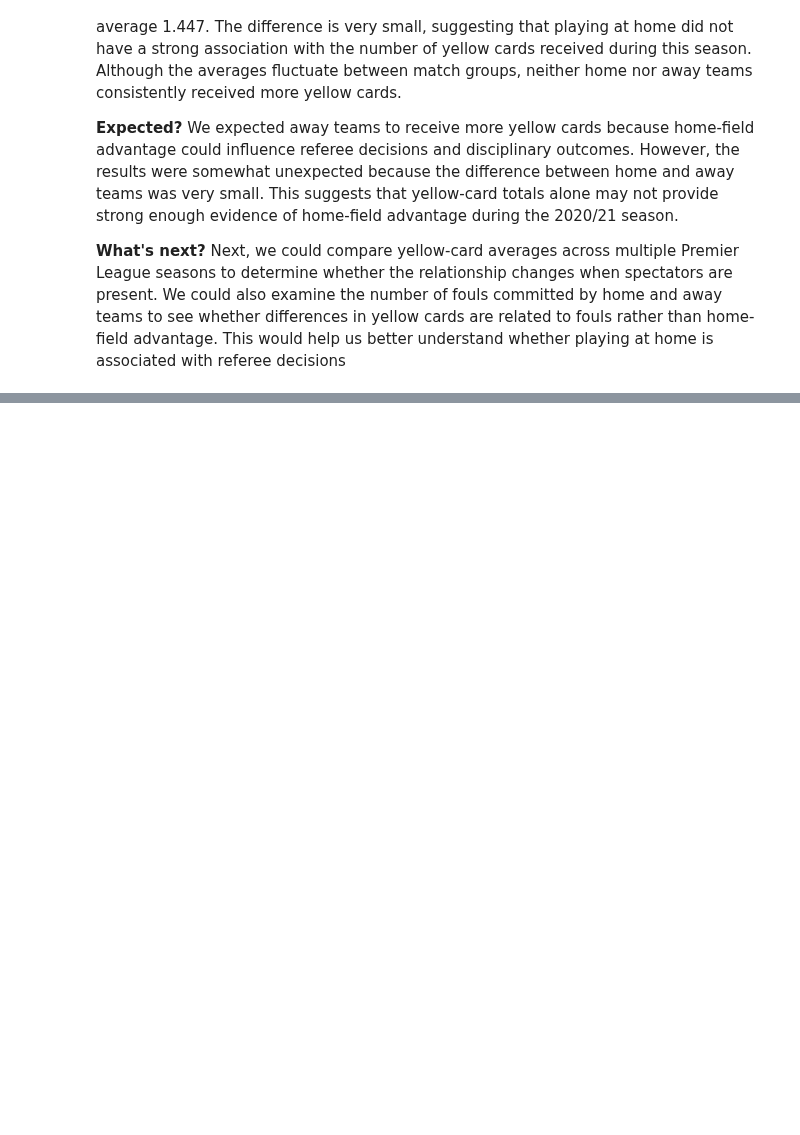
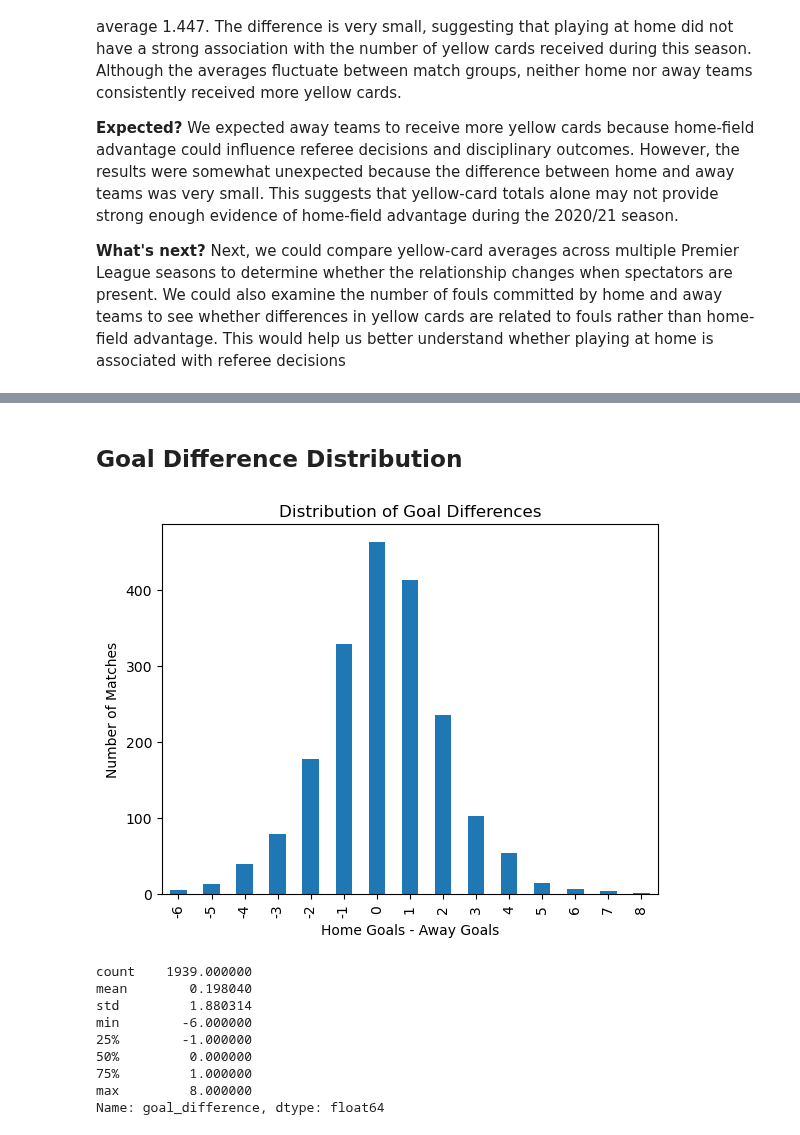
Before and after one commit to YoussefEgh/cs418-football, a Jupyter notebook: eda.ipynb, the cells around one changed output, grey strips where cells are left out. Saved outputs shown, nothing was run; the diff lists cells and outputs as text; code cells hidden in the pictures; blank space fills up the shorter version.

```diff
--- a/eda.ipynb
+++ b/eda.ipynb
@@ -490,0 +824,22 @@ Next, we could compare yellow-card averages across multiple Premier League seaso
+# %% [markdown]
+## Goal Difference Distribution
+# %%
+df_clean["goal_difference"].value_counts().sort_index().plot(kind="bar")
+
+plt.title("Distribution of Goal Differences")
+plt.xlabel("Home Goals - Away Goals")
+plt.ylabel("Number of Matches")
+plt.show()
+
+print(df_clean["goal_difference"].describe())
+# %% [output]
+[figure, added]
+count    1939.000000
+mean        0.198040
+std         1.880314
+min        -6.000000
+25%        -1.000000
+50%         0.000000
+75%         1.000000
+max         8.000000
+Name: goal_difference, dtype: float64
```
Also changed, not shown: parts of 45 cells of this notebook.
